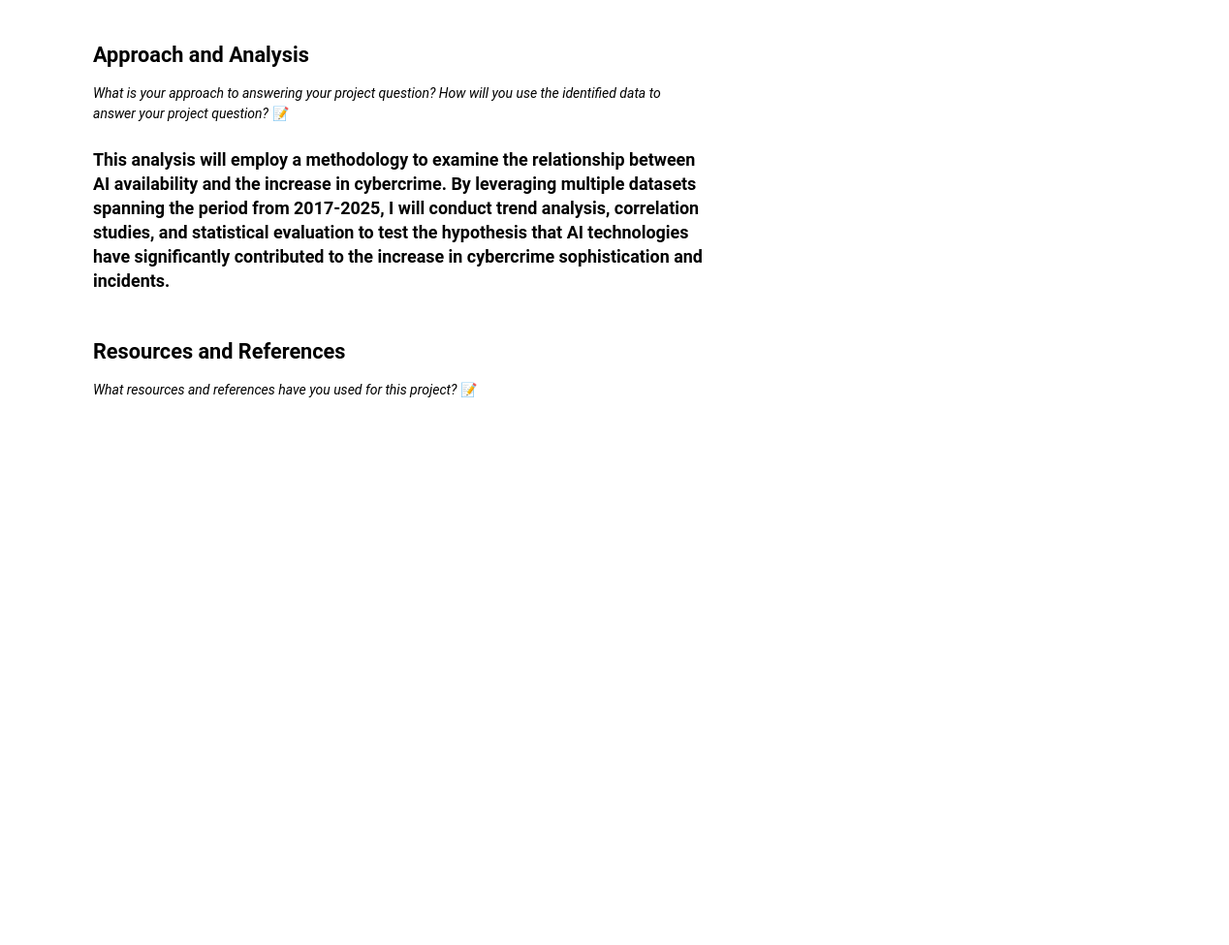
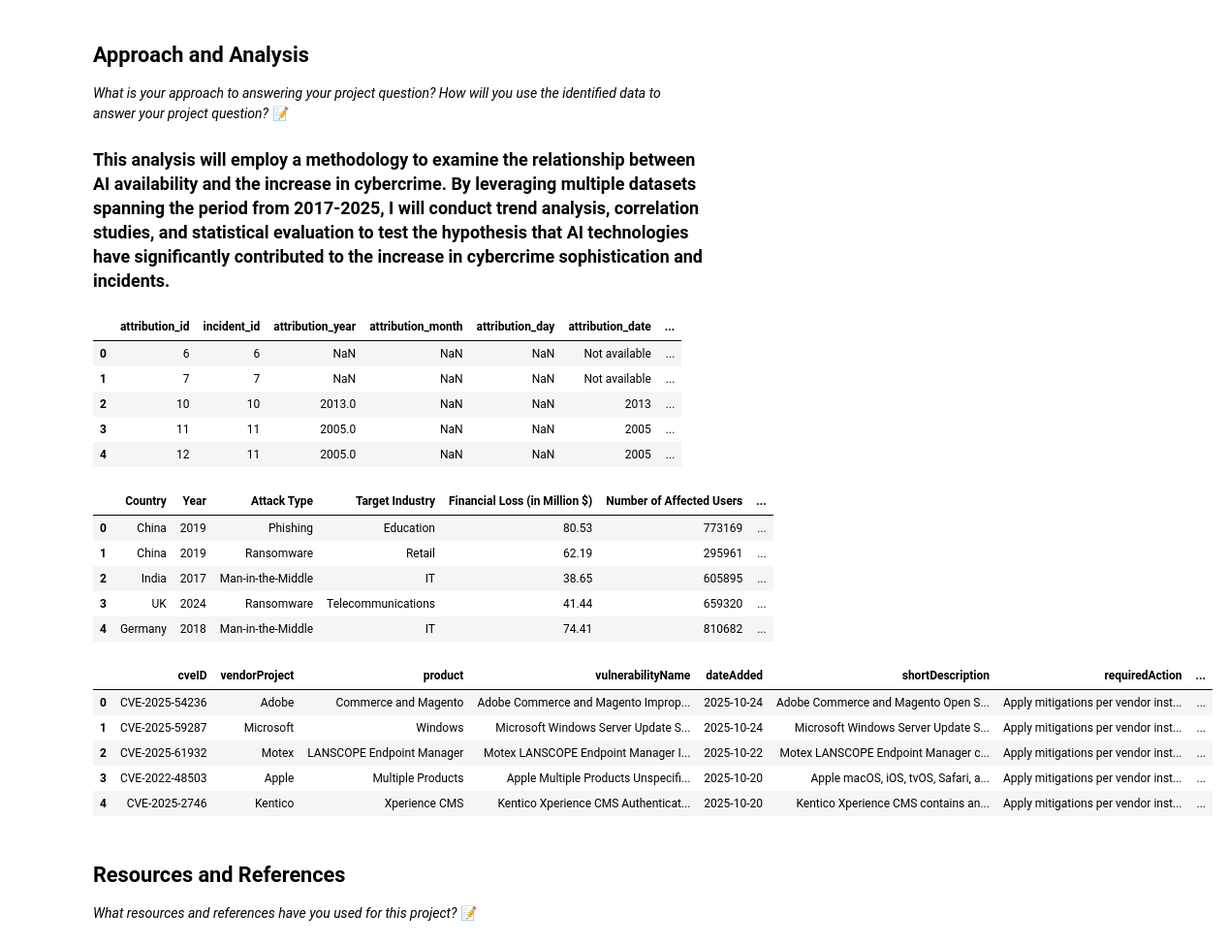
Before and after one commit to IT4063C001-Fall2025/final-project-sethpa, a Jupyter notebook: source.ipynb, the cells around one changed output. Shown at 97% size. Saved outputs shown, nothing was run; the diff lists cells and outputs as text; code cells hidden in the pictures; blank space fills up the shorter version.

Commit message:
Load data and do initial view of dataset information

```diff
--- a/source.ipynb
+++ b/source.ipynb
@@ -39,3 +39,11 @@
 📝 <!-- Start Discussing the project here; you can add as many code cells as you need -->
 
 ### This analysis will employ a methodology to examine the relationship between AI availability and the increase in cybercrime. By leveraging multiple datasets spanning the period from 2017-2025, I will conduct trend analysis, correlation studies, and statistical evaluation to test the hypothesis that AI technologies have significantly contributed to the increase in cybercrime sophistication and incidents.
+# %%
+# Load necessary libraries
+import pandas as pd
+
+# Load datasets
+eurepoc_attribution_data = pd.read_csv('./data/eurepoc_attribution_dataset_1.3.csv')
+global_security_threats = pd.read_csv('./data/Global_Cybersecurity_Threats_2015_2024.csv')
+known_exploited_vulnerabilities = pd.read_csv('./data/known_exploited_vulnerabilities.csv')
@@ -42,3 +60,27 @@
+# %%
+# Display first few rows of the datasets
+display(eurepoc_attribution_data.head())
+display(global_security_threats.head())
+display(known_exploited_vulnerabilities.head())
+# %% [output]
+|  | attribution_id | incident_id | attribution_year | attribution_month | attribution_day | attribution_date | ... |
+| 0 | 6 | 6 | NaN | NaN | NaN | Not available | ... |
+| 1 | 7 | 7 | NaN | NaN | NaN | Not available | ... |
+| 2 | 10 | 10 | 2013.0 | NaN | NaN | 2013 | ... |
+| 3 | 11 | 11 | 2005.0 | NaN | NaN | 2005 | ... |
+| 4 | 12 | 11 | 2005.0 | NaN | NaN | 2005 | ... |
+|  | Country | Year | Attack Type | Target Industry | Financial Loss (in Million $) | Number of Affected Users | ... |
+| 0 | China | 2019 | Phishing | Education | 80.53 | 773169 | ... |
+| 1 | China | 2019 | Ransomware | Retail | 62.19 | 295961 | ... |
+| 2 | India | 2017 | Man-in-the-Middle | IT | 38.65 | 605895 | ... |
+| 3 | UK | 2024 | Ransomware | Telecommunications | 41.44 | 659320 | ... |
+| 4 | Germany | 2018 | Man-in-the-Middle | IT | 74.41 | 810682 | ... |
+|  | cveID | vendorProject | product | vulnerabilityName | dateAdded | shortDescription | requiredAction | ... |
+| 0 | CVE-2025-54236 | Adobe | Commerce and Magento | Adobe Commerce and Magento Improp... | 2025-10-24 | Adobe Commerce and Magento Open S... | Apply mitigations per vendor inst... | ... |
+| 1 | CVE-2025-59287 | Microsoft | Windows | Microsoft Windows Server Update S... | 2025-10-24 | Microsoft Windows Server Update S... | Apply mitigations per vendor inst... | ... |
+| 2 | CVE-2025-61932 | Motex | LANSCOPE Endpoint Manager | Motex LANSCOPE Endpoint Manager I... | 2025-10-22 | Motex LANSCOPE Endpoint Manager c... | Apply mitigations per vendor inst... | ... |
+| 3 | CVE-2022-48503 | Apple | Multiple Products | Apple Multiple Products Unspecifi... | 2025-10-20 | Apple macOS, iOS, tvOS, Safari, a... | Apply mitigations per vendor inst... | ... |
+| 4 | CVE-2025-2746 | Kentico | Xperience CMS | Kentico Xperience CMS Authenticat... | 2025-10-20 | Kentico Xperience CMS contains an... | Apply mitigations per vendor inst... | ... |
 # %% [markdown]
 ## Resources and References
 *What resources and references have you used for this project?*
```
Also changed, not shown: parts of 2 cells of this notebook.
